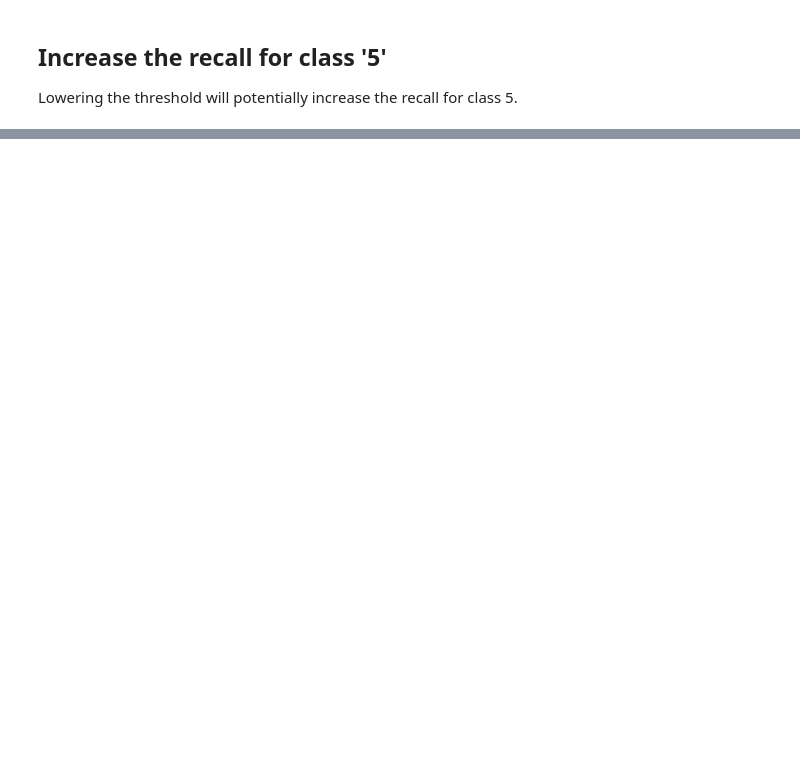
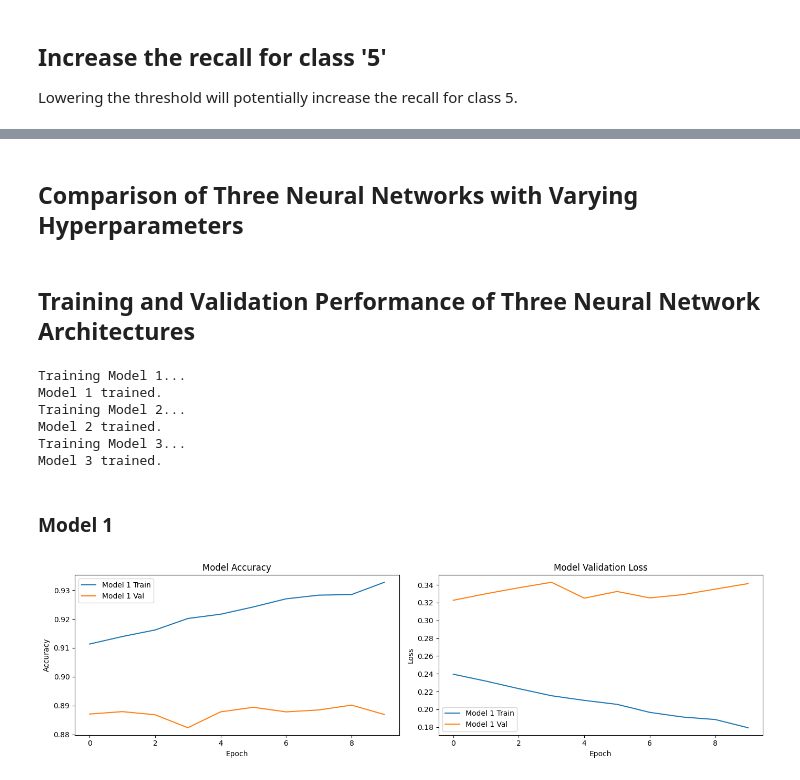
Before and after one commit to rubelbinu/CSCN8010-Labs, a Jupyter notebook: Week8-Lab.ipynb, the cells around one changed output, grey strips where cells are left out. Drawn from its saved outputs; the diff is of its cells as text; code cells hidden in the pictures; blank space fills up the shorter version.

```diff
--- a/Week8-Lab.ipynb
+++ b/Week8-Lab.ipynb
@@ -130,6 +132,6 @@ model.compile(optimizer='adam',
 # %% [markdown]
 ## Train Model
 # %%
-model.fit(X_train, y_train, epochs=10, validation_data=(X_val, y_val))
+model_1.fit(X_train, y_train, epochs=10, validation_data=(X_val, y_val))
 # %% [output]
 Epoch 1/10
@@ -253,0 +258,2 @@ Validation Recall for class 5: 0.9325
+# %% [markdown]
+## Comparison of Three Neural Networks with Varying Hyperparameters
@@ -253,0 +279,53 @@ Validation Recall for class 5: 0.9325
+# %% [markdown]
+## Training and Validation Performance of Three Neural Network Architectures
+# %%
+checkpoint_filepath = 'best_model.hdf5'  # Filepath where you want to save the model
+
+model_checkpoint_callback = ModelCheckpoint(
+    filepath=checkpoint_filepath,
+    save_weights_only=False,  # Optionally save only weights instead of the full model
+    monitor='val_loss',
+    mode='min',  # Monitor validation loss and save on minimum
+    save_best_only=True)
+
+# Train each model and record their history
+histories = {}
+for name, model in models:
+    print(f'Training {name}...')
+    history = model.fit(X_train, y_train, epochs=10, validation_data=(X_val, y_val), verbose=0, callbacks=[model_checkpoint_callback])
+    histories[name] = history
+    print(f'{name} trained.')
+# %% [output]
+Training Model 1...
+Model 1 trained.
+Training Model 2...
+Model 2 trained.
+Training Model 3...
+Model 3 trained.
+# %% [markdown]
+
+### Model 1
+# %%
+# Plot training & validation accuracy values
+plt.figure(figsize=(14, 4))
+plt.subplot(1, 2, 1)
+plt.plot(histories['Model 1'].history['accuracy'], label='Model 1 Train')
+plt.plot(histories['Model 1'].history['val_accuracy'], label='Model 1 Val')
+plt.title('Model Accuracy')
+plt.ylabel('Accuracy')
+plt.xlabel('Epoch')
+plt.legend()
+
+# Plot training & validation loss values
+plt.subplot(1, 2, 2)
+plt.plot(histories['Model 1'].history['loss'], label='Model 1 Train')
+plt.plot(histories['Model 1'].history['val_loss'], label='Model 1 Val')
+plt.title('Model Validation Loss')
+plt.ylabel('Loss')
+plt.xlabel('Epoch')
+plt.legend()
+
+plt.tight_layout()
+plt.show()
+# %% [output]
+[figure, added]
```
Also changed, not shown: parts of 21 cells of this notebook, 1 other file.
